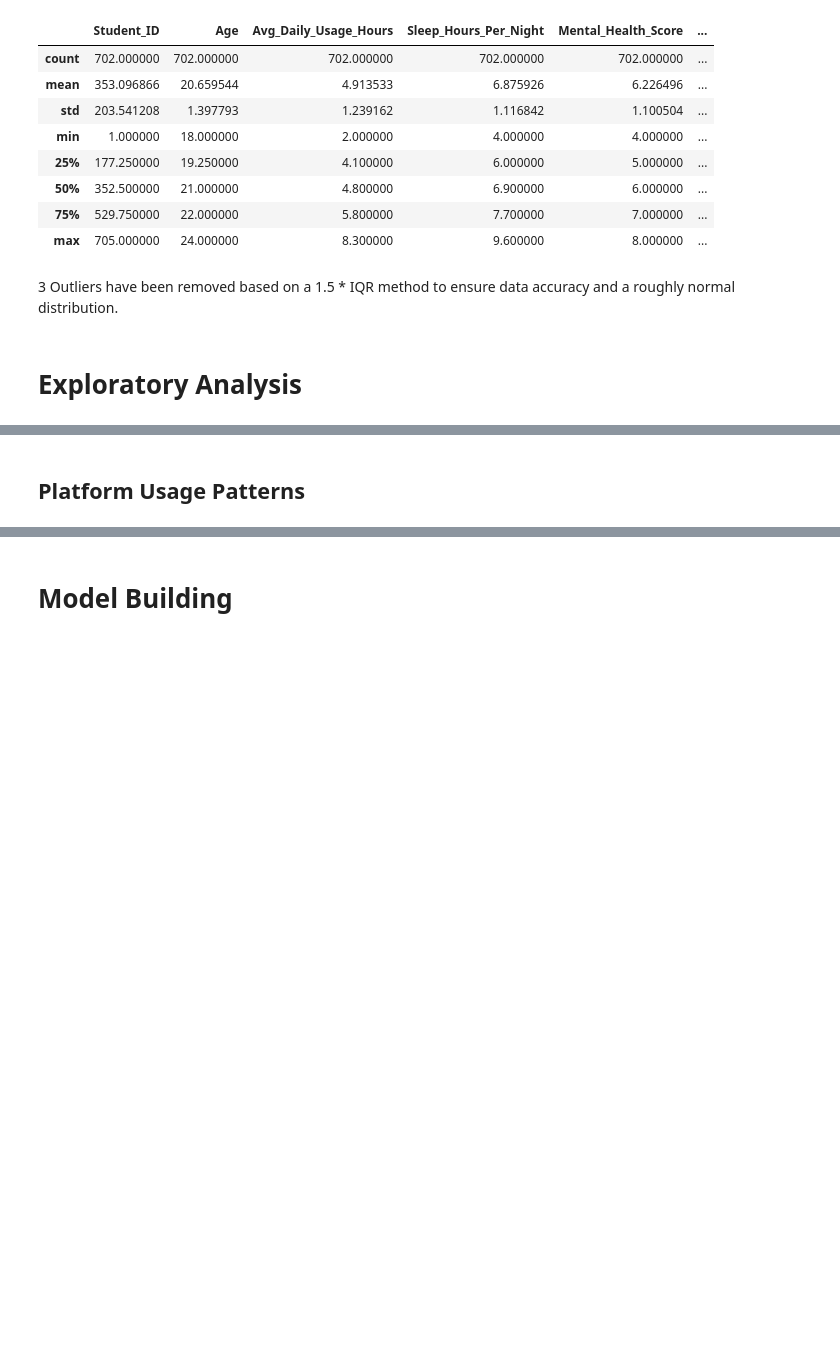
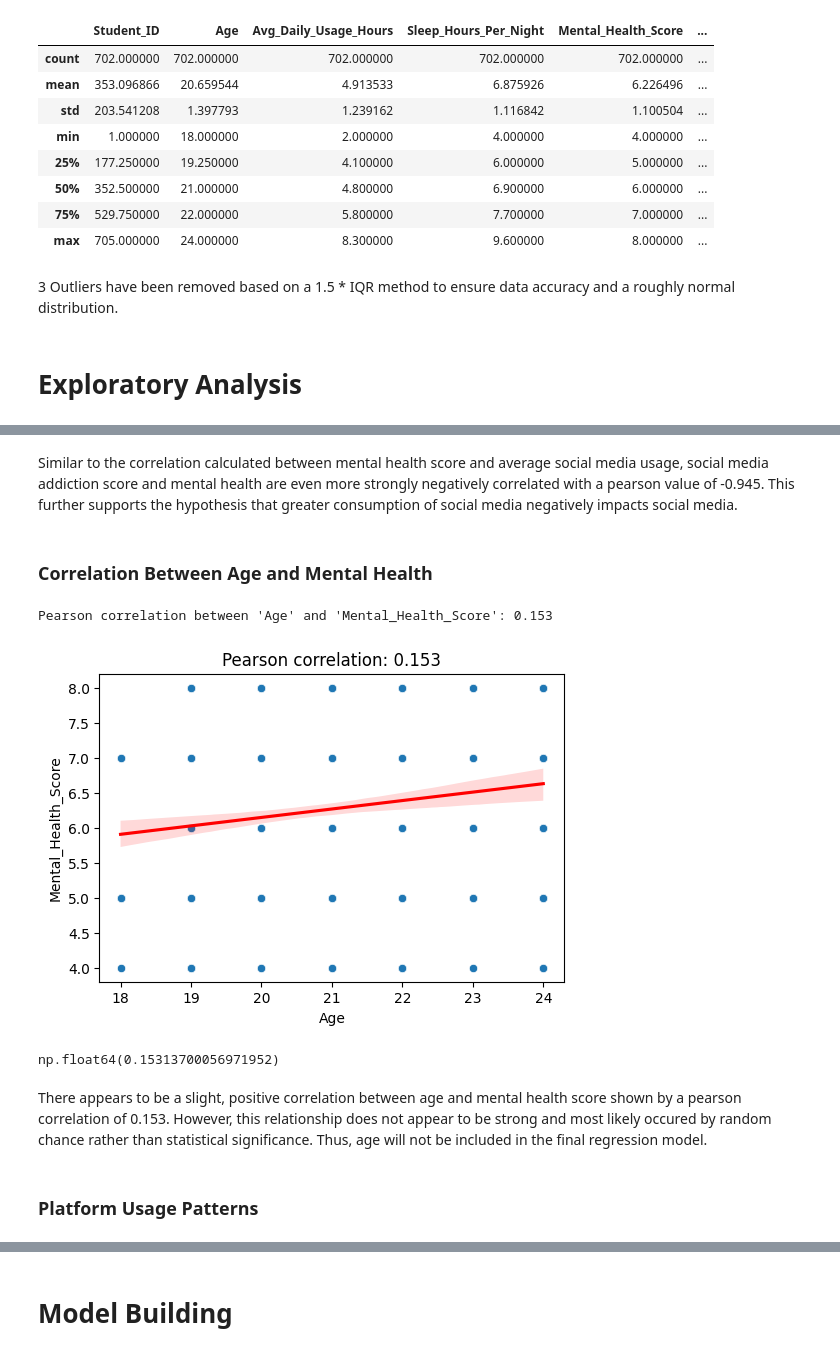
Before and after one commit to anago001/STAT206-Social-Media-Final-Project, a Jupyter notebook: report.ipynb, the cells around one changed output, grey strips where cells are left out. Cells and saved outputs as stored; diff of their text form; code cells hidden in the pictures; blank space fills up the shorter version.

```diff
--- a/report.ipynb
+++ b/report.ipynb
@@ -86,2 +126,14 @@ df_clean.describe()
+# %% [markdown]
+Similar to the correlation calculated between mental health score and average social media usage, social media addiction score and mental health are even more strongly negatively correlated with a pearson value of -0.945. This further supports the hypothesis that greater consumption of social media negatively impacts social media.
+# %% [markdown]
+### Correlation Between Age and Mental Health
+# %%
+ea.correlate(df_clean,"Age","Mental_Health_Score")
+# %% [output]
+Pearson correlation between 'Age' and 'Mental_Health_Score': 0.153
+[figure, added]
+np.float64(0.15313700056971952)
+# %% [markdown]
+There appears to be a slight, positive correlation between age and mental health score shown by a pearson correlation of 0.153. However, this relationship does not appear to be strong and most likely occured by random chance rather than statistical significance. Thus, age will not be included in the final regression model.
 # %% [markdown]
-## Platform Usage Patterns
+### Platform Usage Patterns
```
Also changed, not shown: parts of 29 cells of this notebook, 3 other files.
